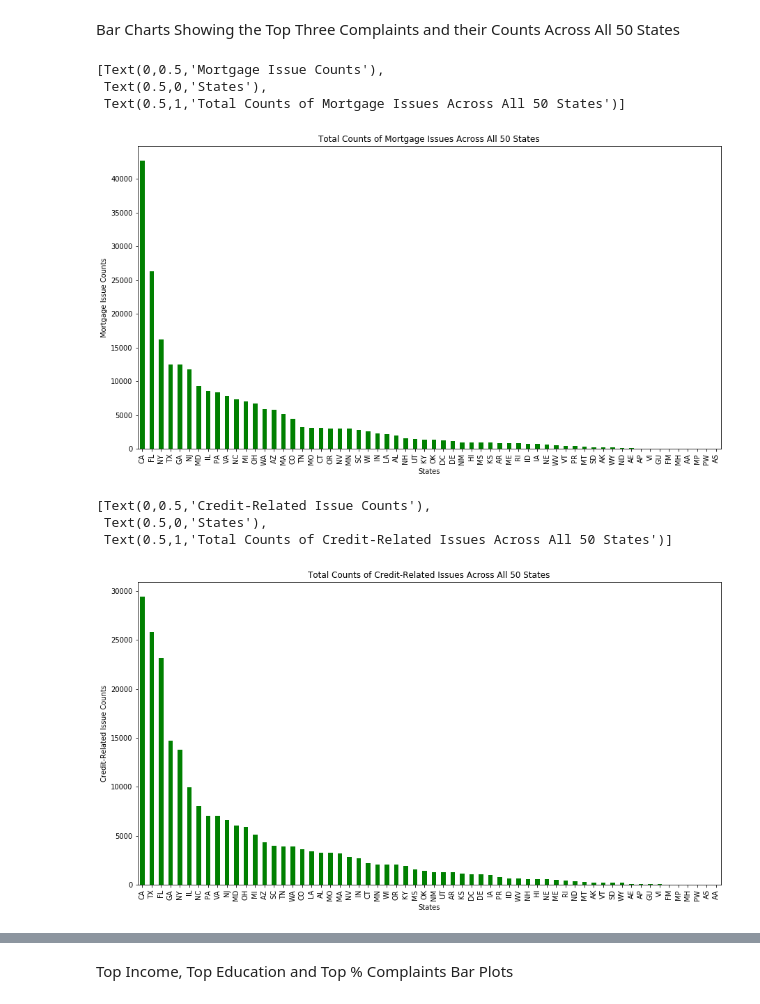
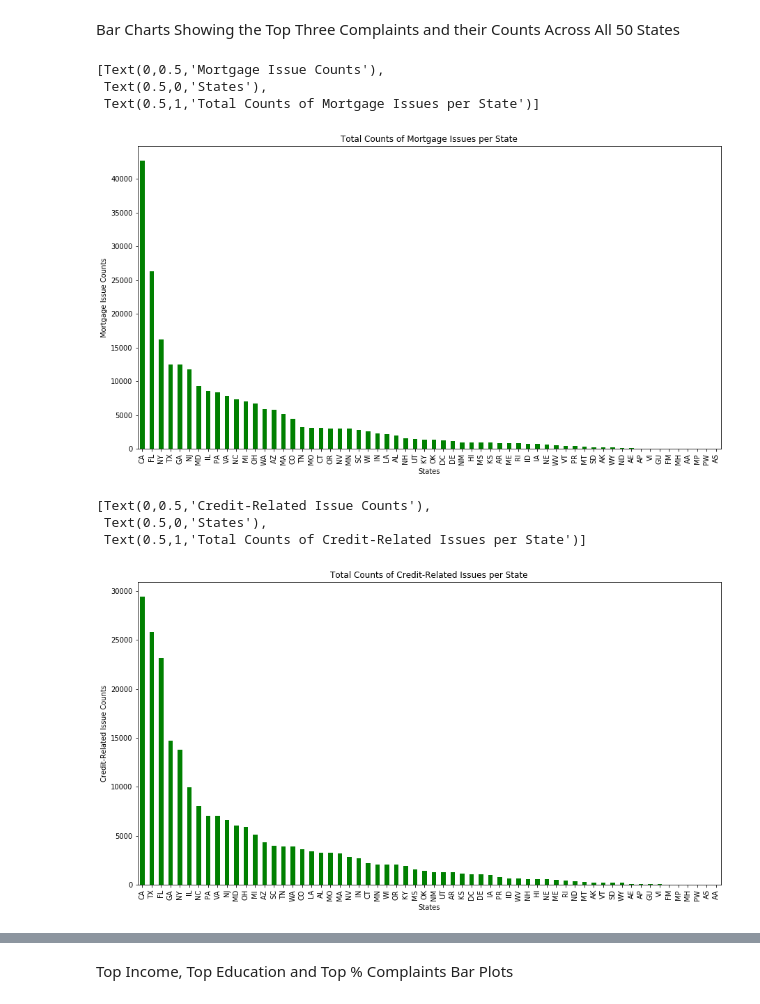
Before and after one commit to kn-lim/US-Complaints-Data-Analysis, a Jupyter notebook: FinalProject.ipynb, the cells around one changed output, grey strips where cells are left out. Drawn from its saved outputs; the diff is of its cells as text; code cells hidden in the pictures.

```diff
--- a/FinalProject.ipynb
+++ b/FinalProject.ipynb
@@ -377,29 +380,33 @@ axes.set(xlabel="Product Issues", ylabel="Product Issue Counts", title="Total Co
 # %% [markdown]
 Bar Charts Showing the Top Three Complaints and their Counts Across All 50 States
 # %%
+# Bar Plot of Mortgage Issues per State
+
 df_mortgage = df_complaints
 df_mortgage.sort_values(by=['Product'], inplace=True)
 df_mortgage.set_index(keys=['Product'], drop=False,inplace=True)
 df_mortgage = df_mortgage.loc[df_mortgage.Product=='Mortgage']
 
 axes = df_mortgage.State.value_counts().plot.bar(figsize=(15, 8), color="green")
-axes.set(ylabel="Mortgage Issue Counts", xlabel="States", title="Total Counts of Mortgage Issues Across All 50 States")
+axes.set(ylabel="Mortgage Issue Counts", xlabel="States", title="Total Counts of Mortgage Issues per State")
 # %% [output]
 [Text(0,0.5,'Mortgage Issue Counts'),
  Text(0.5,0,'States'),
- Text(0.5,1,'Total Counts of Mortgage Issues Across All 50 States')]
+ Text(0.5,1,'Total Counts of Mortgage Issues per State')]
-[figure, old version]
+[figure, new version]
 # %%
+# Bar Plot of Credit-Related Issues per State
+
 df_credit = df_complaints
 df_credit.sort_values(by=['Product'], inplace=True)
 df_credit.set_index(keys=['Product'], drop=False,inplace=True)
 df_credit = df_credit.loc[df_credit.Product=='Credit Reporting, Credit Repair Services, or Other Personal Consumer Reports']
 
 axes = df_credit.State.value_counts().plot.bar(figsize=(15, 8), color="green")
-axes.set(ylabel="Credit-Related Issue Counts", xlabel="States", title="Total Counts of Credit-Related Issues Across All 50 States")
+axes.set(ylabel="Credit-Related Issue Counts", xlabel="States", title="Total Counts of Credit-Related Issues per State")
 # %% [output]
 [Text(0,0.5,'Credit-Related Issue Counts'),
  Text(0.5,0,'States'),
- Text(0.5,1,'Total Counts of Credit-Related Issues Across All 50 States')]
+ Text(0.5,1,'Total Counts of Credit-Related Issues per State')]
-[figure, old version]
+[figure, new version]
 # %%
```
Also changed, not shown: parts of 14 cells of this notebook.
